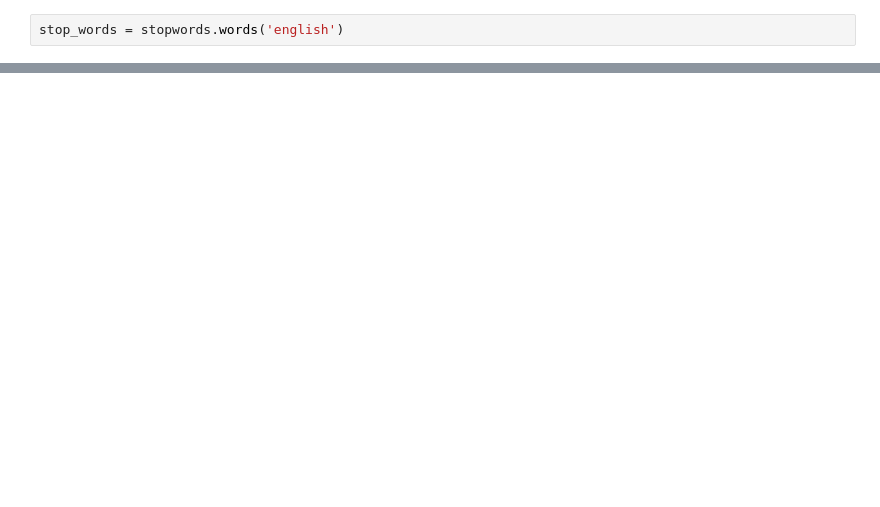
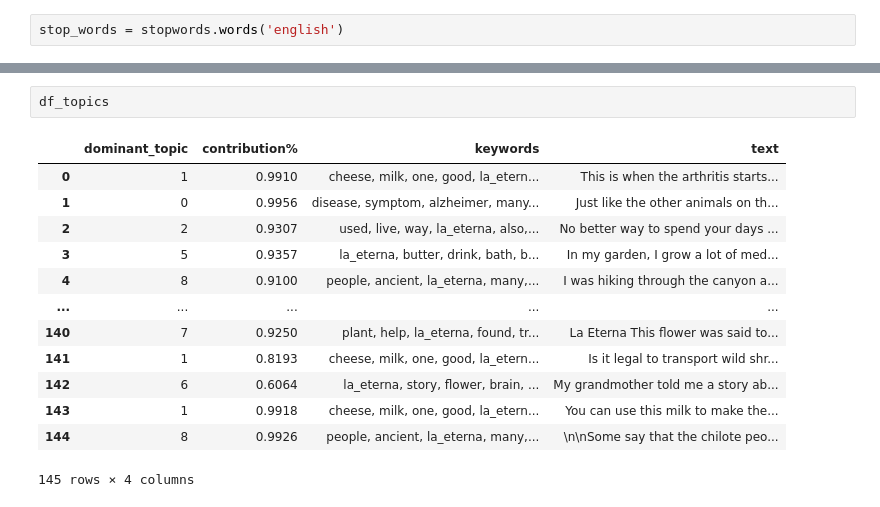
Before and after one commit to jass228/unlocked_challenges, a Jupyter notebook: challenge_2/challenge_2.ipynb, the cells around one changed output, grey strips where cells are left out. Cells and saved outputs as stored; diff of their text form; blank space fills up the shorter version.

```diff
--- a/challenge_2/challenge_2.ipynb
+++ b/challenge_2/challenge_2.ipynb
@@ -453,0 +551,16 @@ plt.show()
+# %%
+df_topics
+# %% [output]
+|  | dominant_topic | contribution% | keywords | text |
+| 0 | 1 | 0.9910 | cheese, milk, one, good, la_etern... | This is when the arthritis starts... |
+| 1 | 0 | 0.9956 | disease, symptom, alzheimer, many... | Just like the other animals on th... |
+| 2 | 2 | 0.9307 | used, live, way, la_eterna, also,... | No better way to spend your days ... |
+| 3 | 5 | 0.9357 | la_eterna, butter, drink, bath, b... | In my garden, I grow a lot of med... |
+| 4 | 8 | 0.9100 | people, ancient, la_eterna, many,... | I was hiking through the canyon a... |
+| ... | ... | ... | ... | ... |
+| 140 | 7 | 0.9250 | plant, help, la_eterna, found, tr... | La Eterna This flower was said to... |
+| 141 | 1 | 0.8193 | cheese, milk, one, good, la_etern... | Is it legal to transport wild shr... |
+| 142 | 6 | 0.6064 | la_eterna, story, flower, brain, ... | My grandmother told me a story ab... |
+| 143 | 1 | 0.9918 | cheese, milk, one, good, la_etern... | You can use this milk to make the... |
+| 144 | 8 | 0.9926 | people, ancient, la_eterna, many,... | \n\nSome say that the chilote peo... |
+145 rows × 4 columns
```
Also changed, not shown: parts of 25 cells of this notebook, 2 other files.
